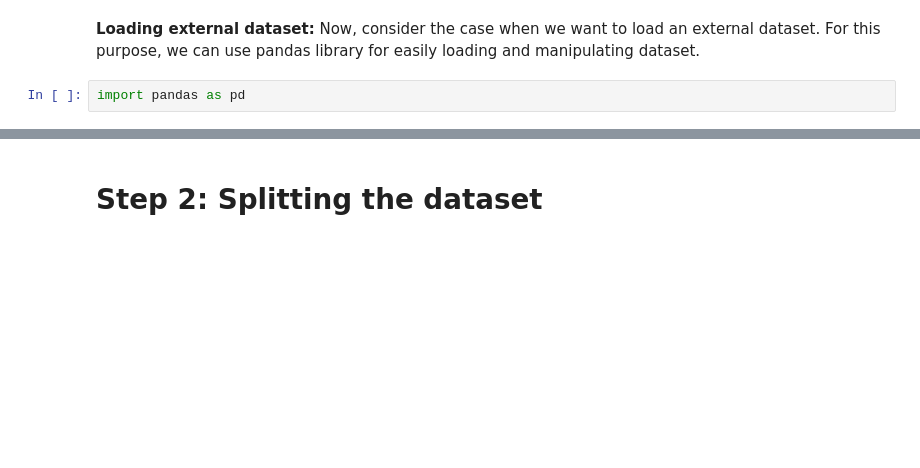
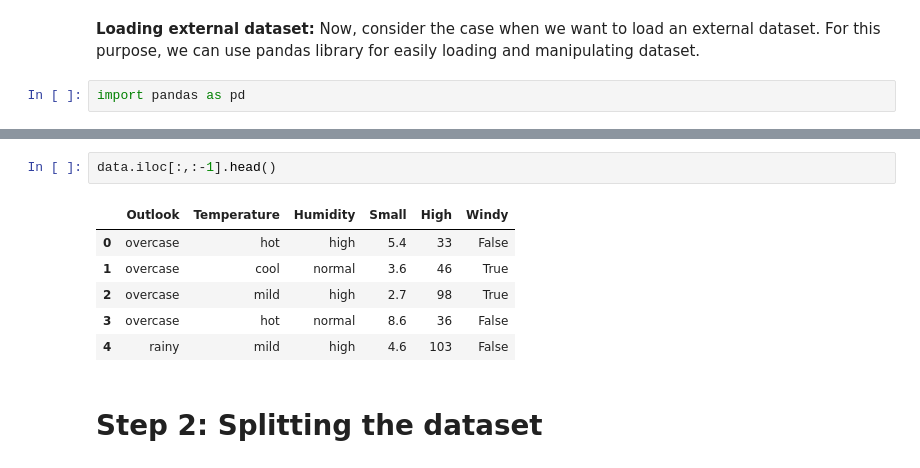
Before and after one commit to User-zwj/Advanced, a Jupyter notebook: scikit.ipynb, the cells around one changed output, grey strips where cells are left out. Drawn from its saved outputs; the diff is of its cells as text; blank space fills up the shorter version.

```diff
--- a/scikit.ipynb
+++ b/scikit.ipynb
@@ -106,6 +106,15 @@ Response vector:
 3    yes
 4    yes
 Name: Play, dtype: object
+# %%
+data.iloc[:,:-1].head()
+# %% [output]
+|  | Outlook | Temperature | Humidity | Small | High | Windy |
+| 0 | overcase | hot | high | 5.4 | 33 | False |
+| 1 | overcase | cool | normal | 3.6 | 46 | True |
+| 2 | overcase | mild | high | 2.7 | 98 | True |
+| 3 | overcase | hot | normal | 8.6 | 36 | False |
+| 4 | rainy | mild | high | 4.6 | 103 | False |
 # %% [markdown]
 # Step 2: Splitting the dataset
 # %%
```
Also changed, not shown: parts of 17 cells of this notebook.
